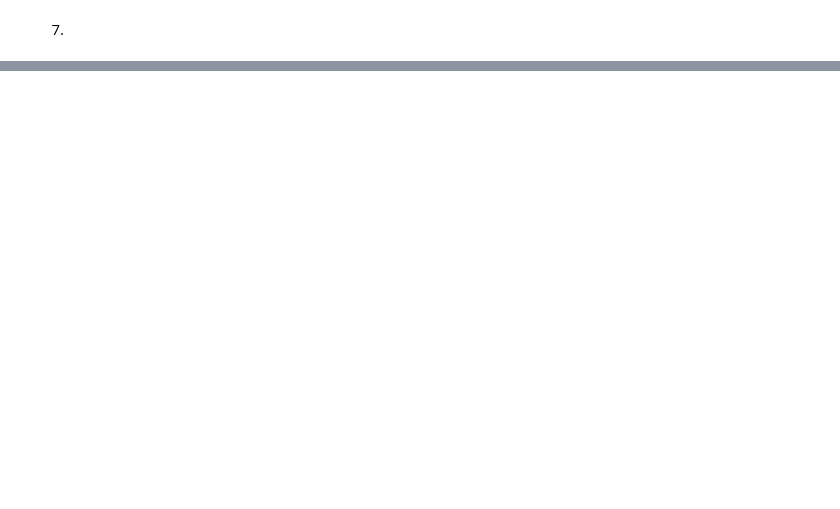
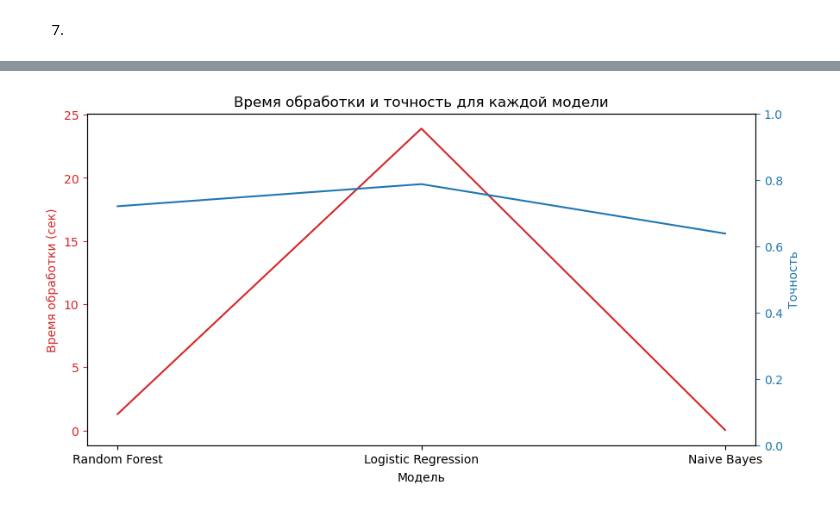
Before and after one commit to Koro4ed/-Machine-learning-in-the-problems-of-acoustic-classification-of-pavement-types-, a Jupyter notebook: Machine learning in the problems of acoustic classification of pavement types.ipynb, the cells around one changed output, grey strips where cells are left out. Drawn from its saved outputs; the diff is of its cells as text; code cells hidden in the pictures; blank space fills up the shorter version.

```diff
--- a/Machine learning in the problems of acoustic classification of pavement types.ipynb
+++ b/Machine learning in the problems of acoustic classification of pavement types.ipynb
@@ -452,0 +473,34 @@ F1 Score: 0.7864030987057647
+# %%
+import matplotlib.pyplot as plt
+
+# Время обработки и точность для каждой модели
+model_names = ['Random Forest', 'Logistic Regression', 'Naive Bayes']
+processing_times = [1.29,23.9,0.02]  # Время обработки для каждой модели
+accuracies = [0.7203133509279042, 0.7870093418792679, 0.6380796782707051]  # Точность для каждой модели
+
+# Создание графика функции на осях
+fig, ax1 = plt.subplots(figsize=(10, 5))
+
+# График времени обработки
+ax1.plot(model_names, processing_times, color='tab:red')
+ax1.set_xlabel('Модель')
+ax1.set_ylabel('Время обработки (сек)', color='tab:red')
+ax1.tick_params('y', colors='tab:red')
+
+# Создание второй оси y для графика точности
+ax2 = ax1.twinx()
+
+# График точности модели
+ax2.plot(model_names, accuracies, color='tab:blue')
+ax2.set_ylabel('Точность', color='tab:blue')
+ax2.tick_params('y', colors='tab:blue')
+ax2.set_ylim(0, 1)  # Ограничение оси y от 0 до 1
+
+# Настройка заголовка и меток на оси x
+plt.title('Время обработки и точность для каждой модели')
+plt.xticks(rotation=45)
+
+# Отображение графика
+plt.show()
+# %% [output]
+[figure, added]
```
Also changed, not shown: parts of 18 cells of this notebook.
